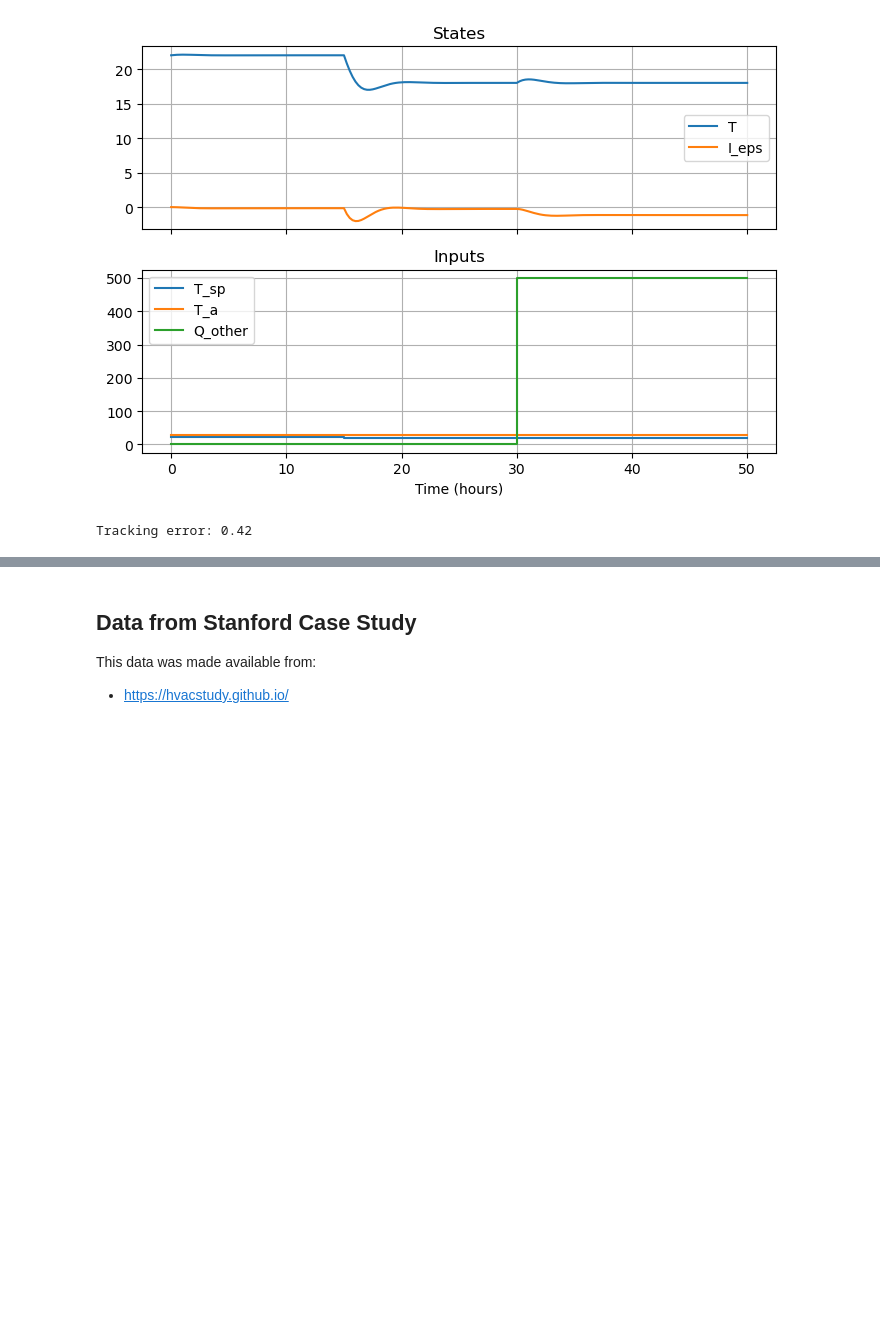
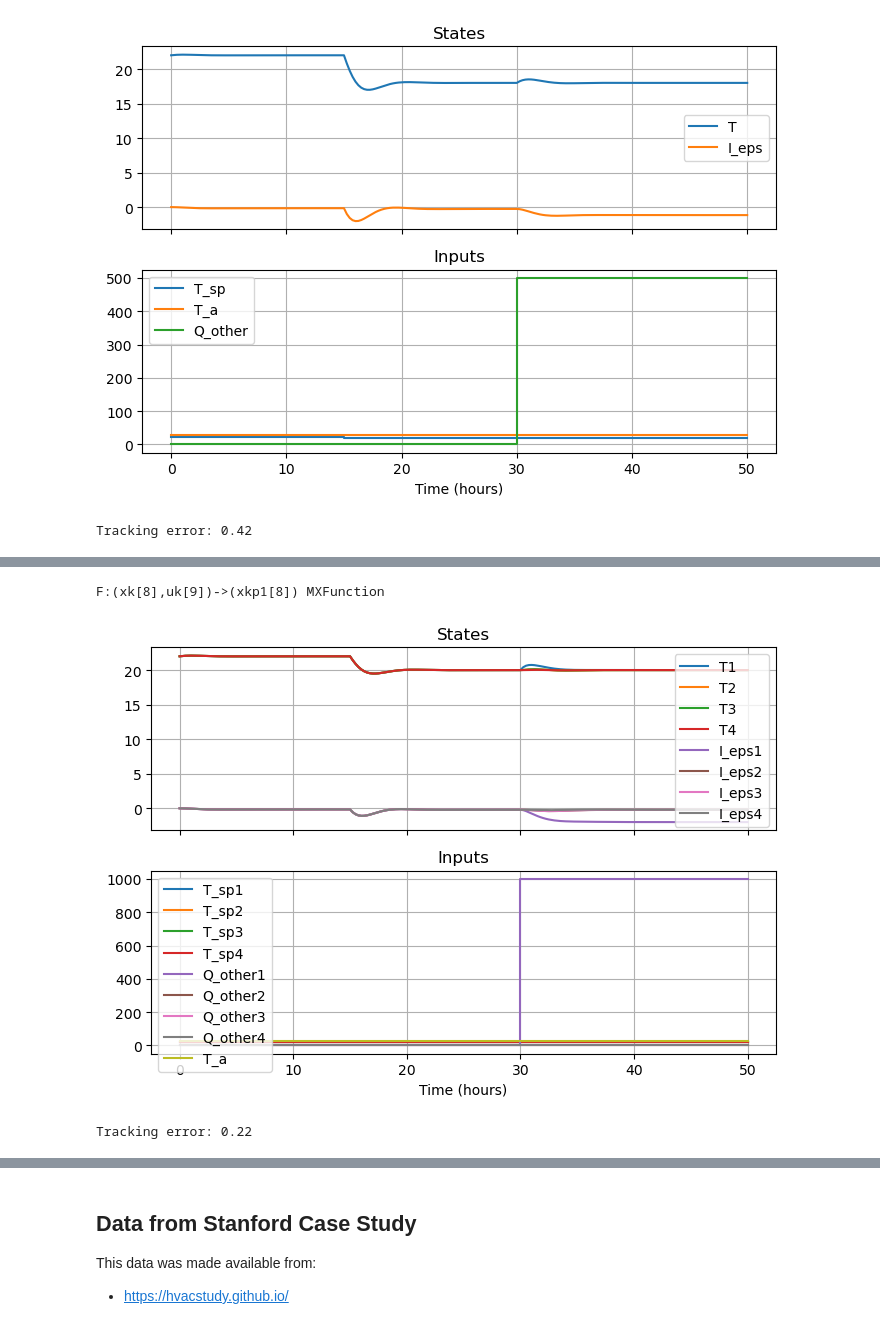
Before and after one commit to billtubbs/building-hvac-models, a Jupyter notebook: Building-models.ipynb, the cells around one changed output, grey strips where cells are left out. Drawn from its saved outputs; the diff is of its cells as text; code cells hidden in the pictures; blank space fills up the shorter version.

Commit message:
Added 4-zone simulation

```diff
--- a/Building-models.ipynb
+++ b/Building-models.ipynb
@@ -308,0 +372,59 @@ Tracking error: 0.42
+# %%
+# Construct discrete-time system model
+dt = 0.25  # timestep size, hours
+F = convert_continuous_model_to_discrete(f, x, u, dt)
+print(F)
+# %% [output]
+F:(xk[8],uk[9])->(xkp1[8]) MXFunction
+# %%
+# Simulation inputs
+nT = 200
+t = dt * np.arange(nT+1)
+X = np.full((nT+1, nx), np.nan)
+U = np.zeros((nT+1, nu))
+U[:, 0] = 22.0   # T_sp1
+U[:, 1] = 22.0   # T_sp2
+U[:, 2] = 22.0   # T_sp3
+U[:, 3] = 22.0   # T_sp4
+U[t >= 15, 0:4] = 20.0  # Change all T_sp
+U[t >= 30, 4] = 1000.0   # Q_other1
+U[t >= 30, 5] = 0.0   # Q_other2
+U[t >= 30, 6] = 0.0   # Q_other3
+U[t >= 30, 7] = 0.0   # Q_other4
+U[:, 8] = 28.0  # T_a
+
+# Initial condition
+x0 = cas.vertcat(
+    22.0,  # T1
+    22.0,  # T2
+    22.0,  # T3
+    22.0,  # T4
+    0.0,   # I_eps1
+    0.0,   # I_eps2
+    0.0,   # I_eps3
+    0.0,   # I_eps4
+)
+
+# Simulation loop
+X = simulate_system(F, U, nx, x0)
+
+# Plot results
+x_labels = (
+    [f'T{i+1}' for i in range(nz)]
+    + [f'I_eps{i+1}' for i in range(nz)]
+)
+u_labels = (
+    [f'T_sp{i+1}' for i in range(nz)]
+    + [f'Q_other{i+1}' for i in range(nz)]
+    + ['T_a']
+)
+make_inputs_states_plot(t, X, U, x_labels=x_labels, u_labels=u_labels)
+plt.tight_layout()
+plt.show()
+# %% [output]
+[figure, added]
+# %%
+rmse_tracking = np.sqrt(np.mean((X[:, 0:nz] - U[:, 0:nz]) ** 2))
+print(f"Tracking error: {rmse_tracking:.2f}")
+# %% [output]
+Tracking error: 0.22
```
Also changed, not shown: parts of 15 cells of this notebook.
